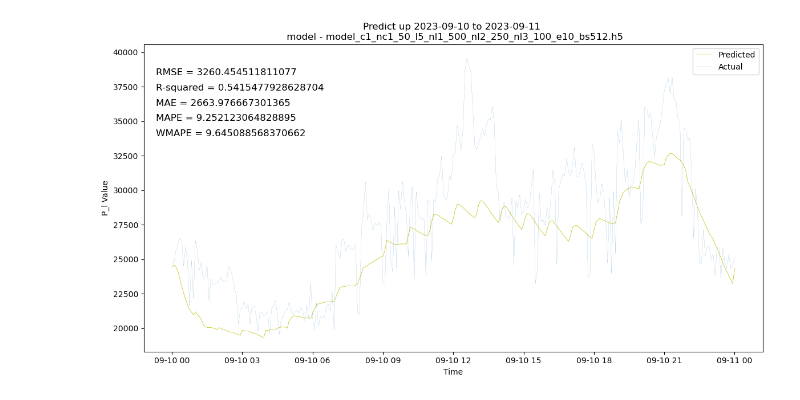
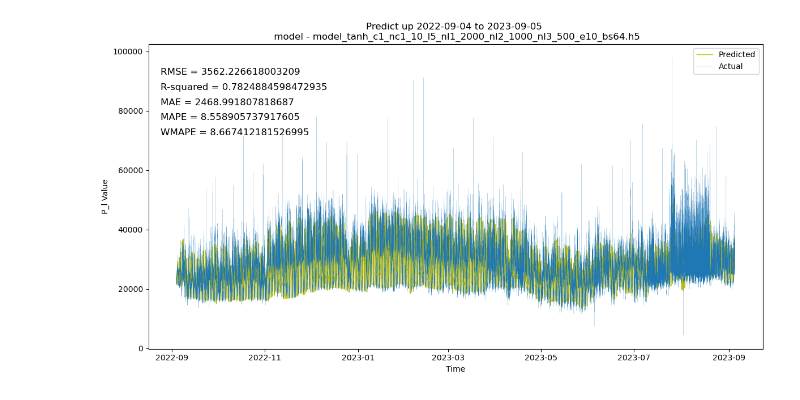
Before and after one commit to NikitaSavvin2000/CNN-LSTM, a Jupyter notebook: cnn_lstm_notebooks/comparative_test_models.ipynb, the cells around one changed output. Cells and saved outputs as stored; diff of their text form; code cells hidden in the pictures.

Commit message:
added model 3

```diff
--- a/cnn_lstm_notebooks/comparative_test_models.ipynb
+++ b/cnn_lstm_notebooks/comparative_test_models.ipynb
@@ -12,13 +12,13 @@ import os
 home_path_models = os.path.abspath('models')
 
 '''Имя тестируемой модели'''
-model_name='model_c1_nc1_50_l5_nl1_500_nl2_250_nl3_100_e10_bs512.h5'
+model_name='model_tanh_c1_nc1_10_l5_nl1_2000_nl2_1000_nl3_500_e10_bs64.h5'
 
 model = load_model(f'{home_path_models}/{model_name}')
 
 '''Даты тестирования модели не должны превышать 2023-09-09 - это последняя записаная дата'''
-start_date = '2023-09-10'
-end_date = '2023-09-11'
+start_date = '2022-09-04'
+end_date = '2023-09-05'
 # %%
 # Задаем дату до которой теоритически будем прогнозировать
 end_future_date = '2024-12-31 23:55:00+00:00'
@@ -234,26 +234,26 @@ home_path_save_graph = os.path.abspath('comparative_results')
 # %%
 from matplotlib import pyplot as plt
 
 plt.figure(figsize=(14, 7))
 plt.plot(df_predict['time'], df_predict['P_l'], linewidth=1, color='y', label='Predicted')
-plt.plot(df_comporative['time'], df_comporative['P_l'], linewidth=1, label='Actual')
+plt.plot(df_comporative['time'], df_comporative['P_l'], linewidth=0.1, label='Actual')
 plt.title(label=f"Predict up {start_date} to {end_date} \n model - {model_name}")
 plt.ylabel("P_l Value")
 plt.xlabel("Time")
 plt.legend()  # Добавляем легенду
 
 # Добавляем информацию о метриках
 plt.text(0.02, 0.9, f'RMSE = {rmse}', transform=plt.gca().transAxes, fontsize=12)
 plt.text(0.02, 0.85, f'R-squared = {r2}', transform=plt.gca().transAxes, fontsize=12)
 plt.text(0.02, 0.8, f'MAE = {mae}', transform=plt.gca().transAxes, fontsize=12)
 plt.text(0.02, 0.75, f'MAPE = {mape}', transform=plt.gca().transAxes, fontsize=12)
 plt.text(0.02, 0.7, f'WMAPE = {wmape}', transform=plt.gca().transAxes, fontsize=12)
 
 plt.savefig(f'{home_path_save_graph}/{name_gragh}.png')
 
 plt.show()
 # %% [output]
-[figure, old version]
+[figure, new version]
 # %%
 print(f'RMSE = {rmse}')
 print(f'R-squared = {r2}')
```
Also changed, not shown: parts of 2 cells of this notebook, 4 other files.
